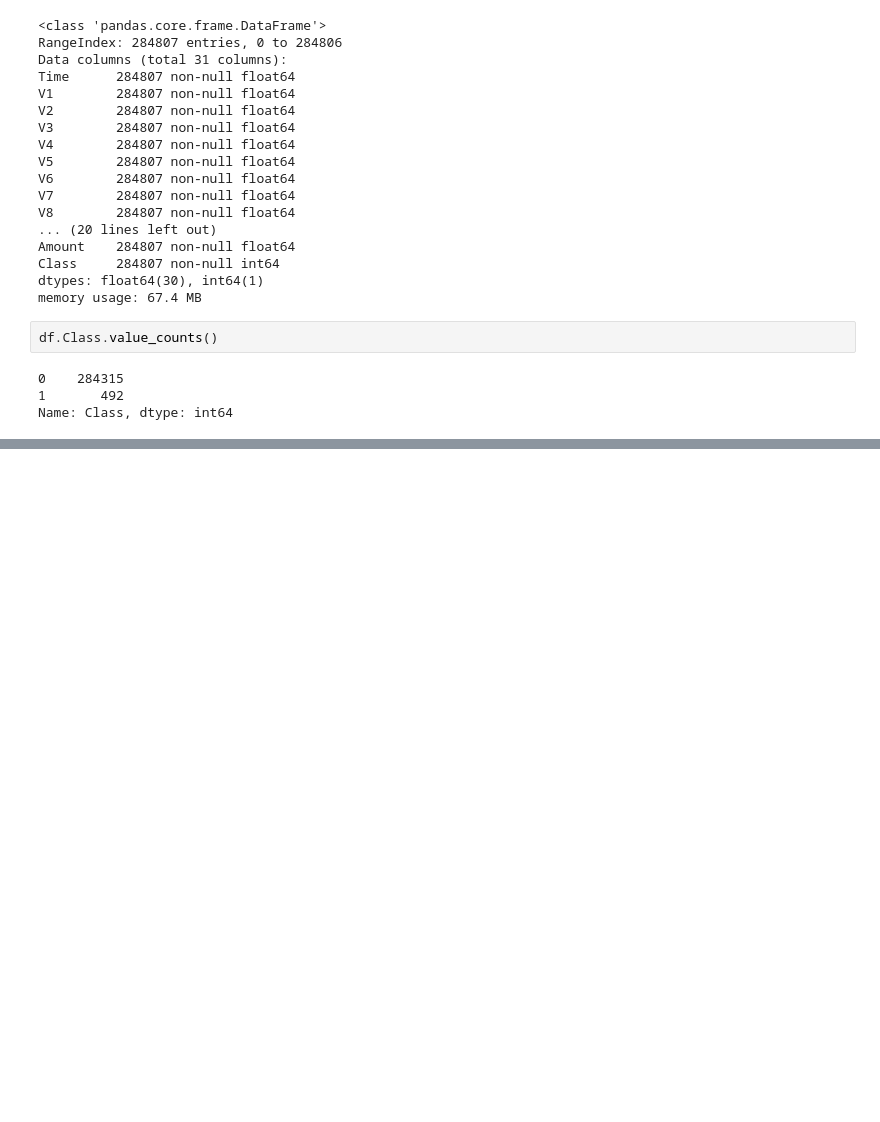
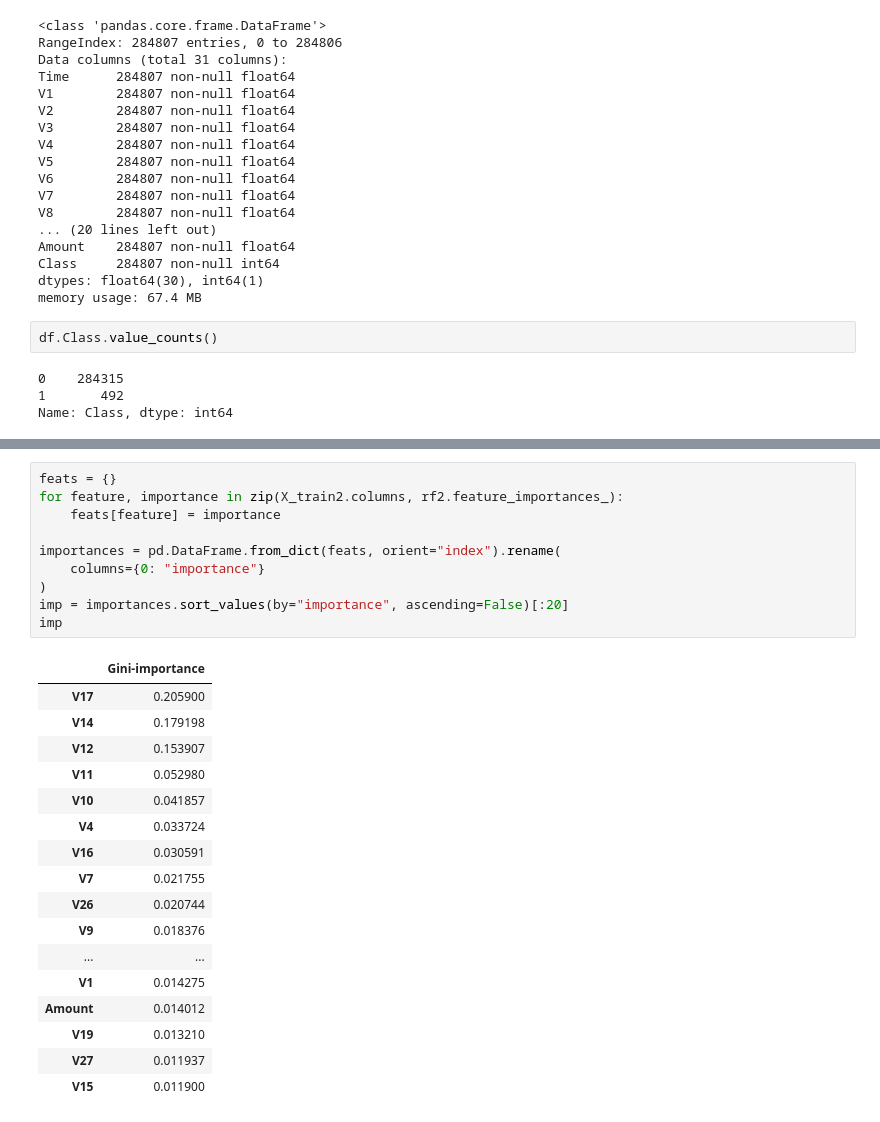
Before and after one commit to rogerzadi/Fraud_Detection_credit_card, a Jupyter notebook: Fraud_Detection.ipynb, the cells around one changed output, grey strips where cells are left out. Cells and saved outputs as stored; diff of their text form; blank space fills up the shorter version.

```diff
--- a/Fraud_Detection.ipynb
+++ b/Fraud_Detection.ipynb
@@ -40,0 +96,28 @@ Name: Class, dtype: int64
+# %%
+feats = {}
+for feature, importance in zip(X_train2.columns, rf2.feature_importances_):
+    feats[feature] = importance
+
+importances = pd.DataFrame.from_dict(feats, orient="index").rename(
+    columns={0: "importance"}
+)
+imp = importances.sort_values(by="importance", ascending=False)[:20]
+imp
+# %% [output]
+|  | Gini-importance |
+| V17 | 0.205900 |
+| V14 | 0.179198 |
+| V12 | 0.153907 |
+| V11 | 0.052980 |
+| V10 | 0.041857 |
+| V4 | 0.033724 |
+| V16 | 0.030591 |
+| V7 | 0.021755 |
+| V26 | 0.020744 |
+| V9 | 0.018376 |
+| ... | ... |
+| V1 | 0.014275 |
+| Amount | 0.014012 |
+| V19 | 0.013210 |
+| V27 | 0.011937 |
+| V15 | 0.011900 |
```
Also changed, not shown: parts of 9 cells of this notebook, 1 other file.
